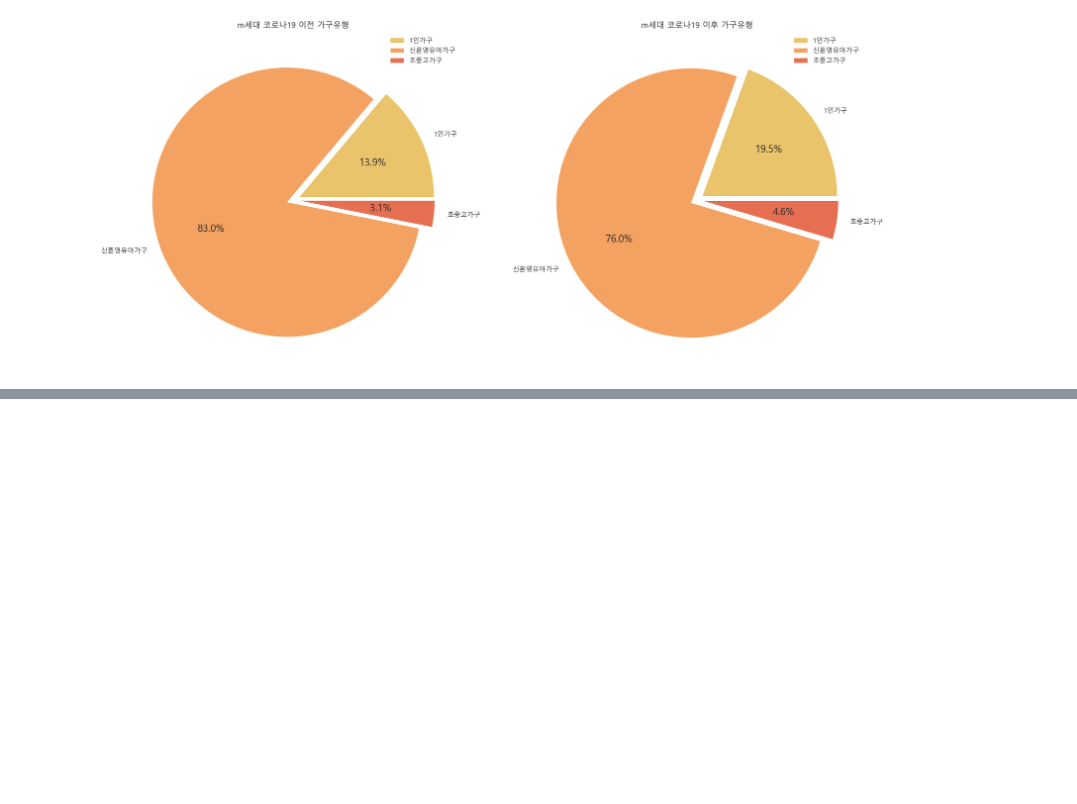
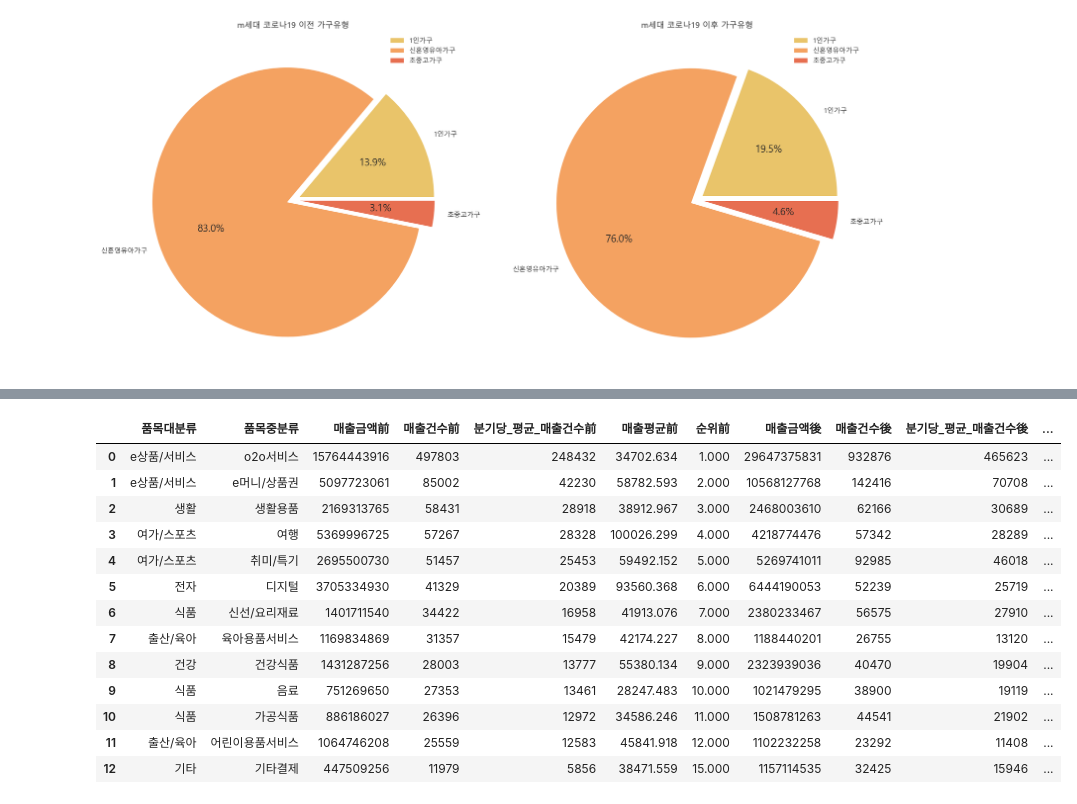
Before and after one commit to sjj995/sjjjjjjj, a Jupyter notebook: bccard3.ipynb, the cells around one changed output, grey strips where cells are left out. Cells and saved outputs as stored; diff of their text form; code cells hidden in the pictures; blank space fills up the shorter version.

```diff
--- a/bccard3.ipynb
+++ b/bccard3.ipynb
@@ -835,0 +1125,17 @@ ax2.legend(llist)
+# %%
+# m세대 남성 2019년 품목 상위 15개 매출 건수
+bc_30_2019 = bc_30[(bc_30['기준년월']==201903) | (bc_30['기준년월']==201909)]
+m_bc_30_2019 = bc_30_2019[bc_30_2019['성별']==0]
+#fm_bc_30_2021.drop(['기준년월'],axis=1,inplace=True)
+
+m_bc_30_2019['분기당_평균_매출건수'] = (m_bc_30_2019['매출건수'] / 2).astype('int64')
+m_bc_30_2019_total = m_bc_30_2019.groupby(['품목대분류명','품목중분류명'])['매출금액','매출건수','분기당_평균_매출건수'].sum().reset_index()
+m_bc_30_2019_avg = m_bc_30_2019.groupby(['품목대분류명','품목중분류명'])['매출평균'].mean().reset_index()
+
+m_bc_30_2019_consume = pd.merge(m_bc_30_2019_total,m_bc_30_2019_avg)
+
+m_bc_30_m_2019 = m_bc_30_2019_consume.sort_values(by=['분기당_평균_매출건수','매출건수','매출금액','매출평균'],ascending=False).head(15)
+
+m_bc_30_m_2019['매출순위'] = m_bc_30_m_2019['분기당_평균_매출건수'].rank(method='min',ascending=False)
+
+m_bc_30_m_2019
@@ -835,0 +1159,17 @@ ax2.legend(llist)
+# %%
+# m세대 남성 2021년 품목 상위 15개 매출 건수
+bc_30_2021 = bc_30[(bc_30['기준년월']==202003) | (bc_30['기준년월']==202009) | (bc_30['기준년월']==202103)]
+m_bc_30_2021 = bc_30_2021[bc_30_2021['성별']==0]
+#fm_bc_30_2021.drop(['기준년월'],axis=1,inplace=True)
+
+m_bc_30_2021['분기당_평균_매출건수'] = (m_bc_30_2021['매출건수'] / 2).astype('int64')
+m_bc_30_2021_total = m_bc_30_2021.groupby(['품목대분류명','품목중분류명'])['매출금액','매출건수','분기당_평균_매출건수'].sum().reset_index()
+m_bc_30_2021_avg = m_bc_30_2021.groupby(['품목대분류명','품목중분류명'])['매출평균'].mean().reset_index()
+
+m_bc_30_2021_consume = pd.merge(m_bc_30_2021_total,m_bc_30_2021_avg)
+
+m_bc_30_m_2021 = m_bc_30_2021_consume.sort_values(by=['분기당_평균_매출건수','매출건수','매출금액','매출평균'],ascending=False).head(15)
+
+m_bc_30_m_2021['매출순위'] = m_bc_30_m_2021['분기당_평균_매출건수'].rank(method='min',ascending=False)
+
+m_bc_30_m_2021
@@ -835,0 +1193,23 @@ ax2.legend(llist)
+# %%
+# m세대 남성 코로나 전과 후의 구매 매출건수별 변동순위 합친 데이터프레임 구성
+mm_bc20_cov_mz = pd.merge(m_bc_30_m_2019,m_bc_30_m_2021,how='inner',on='품목중분류명')
+mm_bc20_cov_mz.drop(['품목대분류명_y'],axis=1,inplace=True)
+mm_bc20_cov_mz.columns = ['품목대분류','품목중분류','매출금액前','매출건수前','분기당_평균_매출건수前','매출평균前','순위前','매출금액後','매출건수後','분기당_평균_매출건수後','매출평균後','순위後']
+
+mm_bc20_cov_mz['변동순위'] = mm_bc20_cov_mz['순위前'] - mm_bc20_cov_mz['순위後']
+mm_bc20_cov_mz
+# %% [output]
+|  | 품목대분류 | 품목중분류 | 매출금액前 | 매출건수前 | 분기당_평균_매출건수前 | 매출평균前 | 순위前 | 매출금액後 | 매출건수後 | 분기당_평균_매출건수後 | ... |
+| 0 | e상품/서비스 | o2o서비스 | 15764443916 | 497803 | 248432 | 34702.634 | 1.000 | 29647375831 | 932876 | 465623 | ... |
+| 1 | e상품/서비스 | e머니/상품권 | 5097723061 | 85002 | 42230 | 58782.593 | 2.000 | 10568127768 | 142416 | 70708 | ... |
+| 2 | 생활 | 생활용품 | 2169313765 | 58431 | 28918 | 38912.967 | 3.000 | 2468003610 | 62166 | 30689 | ... |
+| 3 | 여가/스포츠 | 여행 | 5369996725 | 57267 | 28328 | 100026.299 | 4.000 | 4218774476 | 57342 | 28289 | ... |
+| 4 | 여가/스포츠 | 취미/특기 | 2695500730 | 51457 | 25453 | 59492.152 | 5.000 | 5269741011 | 92985 | 46018 | ... |
+| 5 | 전자 | 디지털 | 3705334930 | 41329 | 20389 | 93560.368 | 6.000 | 6444190053 | 52239 | 25719 | ... |
+| 6 | 식품 | 신선/요리재료 | 1401711540 | 34422 | 16958 | 41913.076 | 7.000 | 2380233467 | 56575 | 27910 | ... |
+| 7 | 출산/육아 | 육아용품서비스 | 1169834869 | 31357 | 15479 | 42174.227 | 8.000 | 1188440201 | 26755 | 13120 | ... |
+| 8 | 건강 | 건강식품 | 1431287256 | 28003 | 13777 | 55380.134 | 9.000 | 2323939036 | 40470 | 19904 | ... |
+| 9 | 식품 | 음료 | 751269650 | 27353 | 13461 | 28247.483 | 10.000 | 1021479295 | 38900 | 19119 | ... |
+| 10 | 식품 | 가공식품 | 886186027 | 26396 | 12972 | 34586.246 | 11.000 | 1508781263 | 44541 | 21902 | ... |
+| 11 | 출산/육아 | 어린이용품서비스 | 1064746208 | 25559 | 12583 | 45841.918 | 12.000 | 1102232258 | 23292 | 11408 | ... |
+| 12 | 기타 | 기타결제 | 447509256 | 11979 | 5856 | 38471.559 | 15.000 | 1157114535 | 32425 | 15946 | ... |
```
Also changed, not shown: parts of 13 cells of this notebook.
